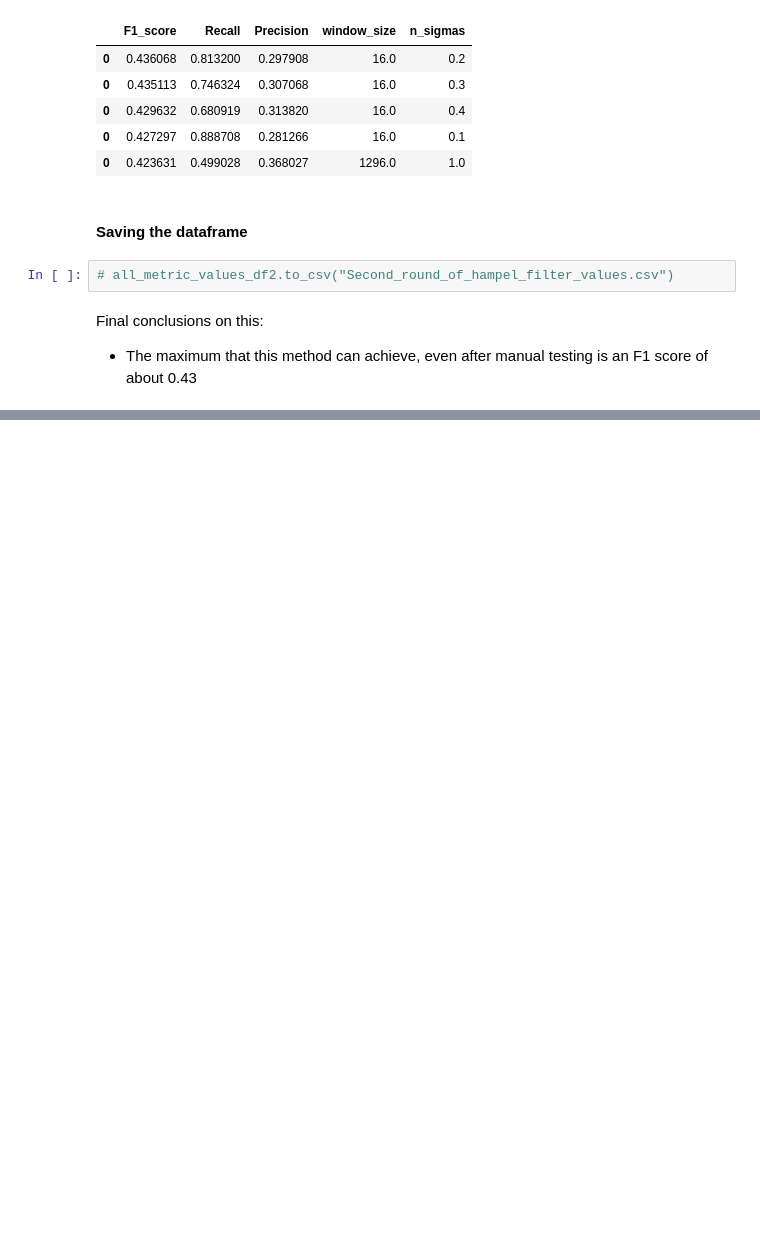
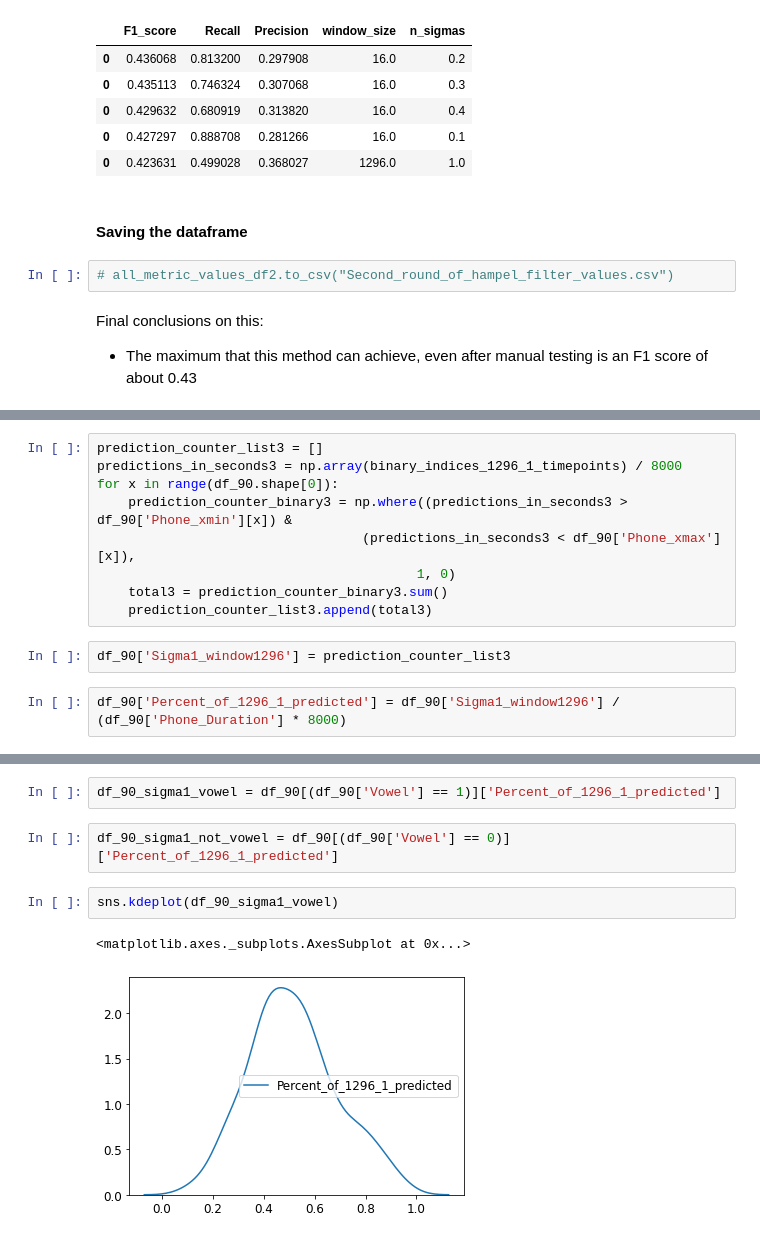
Before and after one commit to gregfeliu/Vowel_Finder, a Jupyter notebook: Optimal_Hampel_Filter_Parameters.ipynb, the cells around one changed output, grey strips where cells are left out. Cells and saved outputs as stored; diff of their text form; blank space fills up the shorter version.

```diff
--- a/Optimal_Hampel_Filter_Parameters.ipynb
+++ b/Optimal_Hampel_Filter_Parameters.ipynb
@@ -173,0 +349,13 @@ Final conclusions on this:
+# %%
+prediction_counter_list3 = []
+predictions_in_seconds3 = np.array(binary_indices_1296_1_timepoints) / 8000
+for x in range(df_90.shape[0]):
+    prediction_counter_binary3 = np.where((predictions_in_seconds3 > df_90['Phone_xmin'][x]) &
+                                  (predictions_in_seconds3 < df_90['Phone_xmax'][x]),
+                                         1, 0)
+    total3 = prediction_counter_binary3.sum()
+    prediction_counter_list3.append(total3)
+# %%
+df_90['Sigma1_window1296'] = prediction_counter_list3
+# %%
+df_90['Percent_of_1296_1_predicted'] = df_90['Sigma1_window1296'] / (df_90['Phone_Duration'] * 8000)
@@ -173,0 +372,9 @@ Final conclusions on this:
+# %%
+df_90_sigma1_vowel = df_90[(df_90['Vowel'] == 1)]['Percent_of_1296_1_predicted']
+# %%
+df_90_sigma1_not_vowel = df_90[(df_90['Vowel'] == 0)]['Percent_of_1296_1_predicted']
+# %%
+sns.kdeplot(df_90_sigma1_vowel)
+# %% [output]
+<matplotlib.axes._subplots.AxesSubplot at 0x...>
+[figure, added]
```
Also changed, not shown: parts of 49 cells of this notebook, 1 other file.
